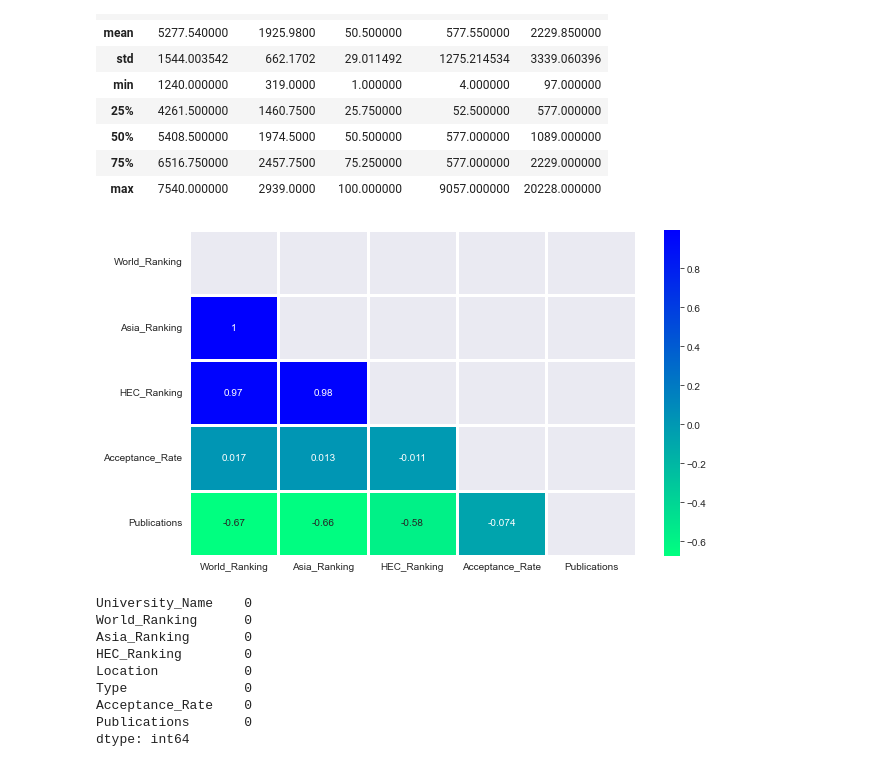
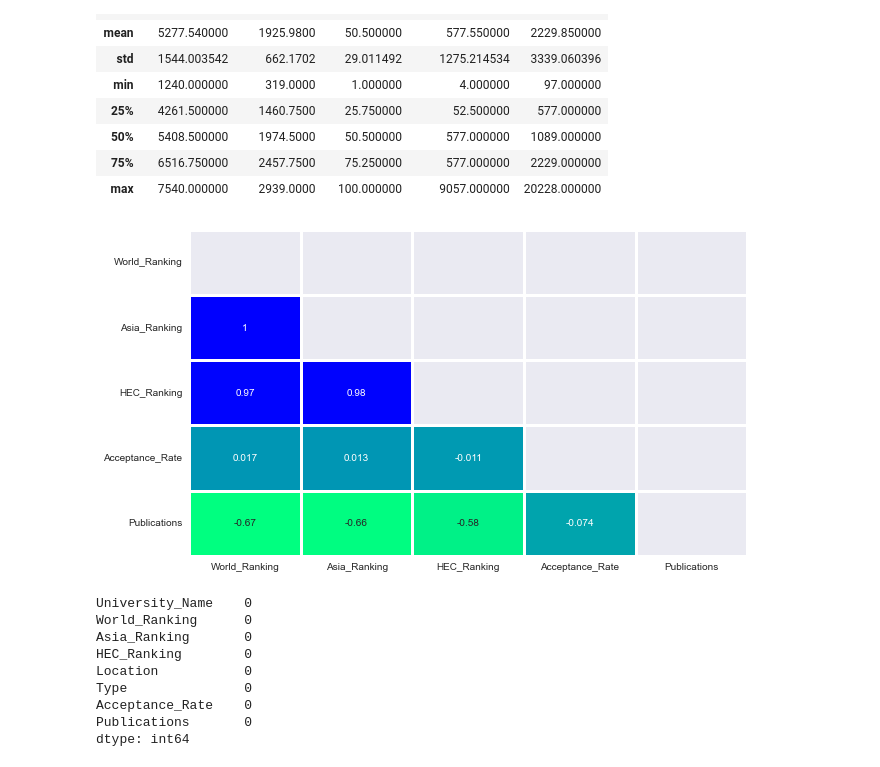
Before and after one commit to fahada8/Data-Analysis, a Jupyter notebook: (EDA) Pakistan Universities Ranking/Pak Universities.ipynb, the cells around one changed output. Drawn from its saved outputs; the diff is of its cells as text; code cells hidden in the pictures.

```diff
--- a/(EDA) Pakistan Universities Ranking/Pak Universities.ipynb
+++ b/(EDA) Pakistan Universities Ranking/Pak Universities.ipynb
@@ -266,11 +266,11 @@ data1.describe()
 # %%
 plt.figure(figsize=(10,6))
 data1_hm = data1.corr()
 matrix = np.triu(np.ones_like(data1_hm, dtype=bool))
-sns.heatmap(data1.corr(), mask=matrix, annot=True, linewidth=3, cmap='winter_r')
+sns.heatmap(data1.corr(), mask=matrix, annot=True, linewidth=3, cmap='winter_r', cbar=False)
 plt.show()
 # %% [output]
-[figure, old version]
+[figure, new version]
 # %%
 data1.isnull().sum()
 # %% [output]
```
Also changed, not shown: parts of 35 cells of this notebook.
